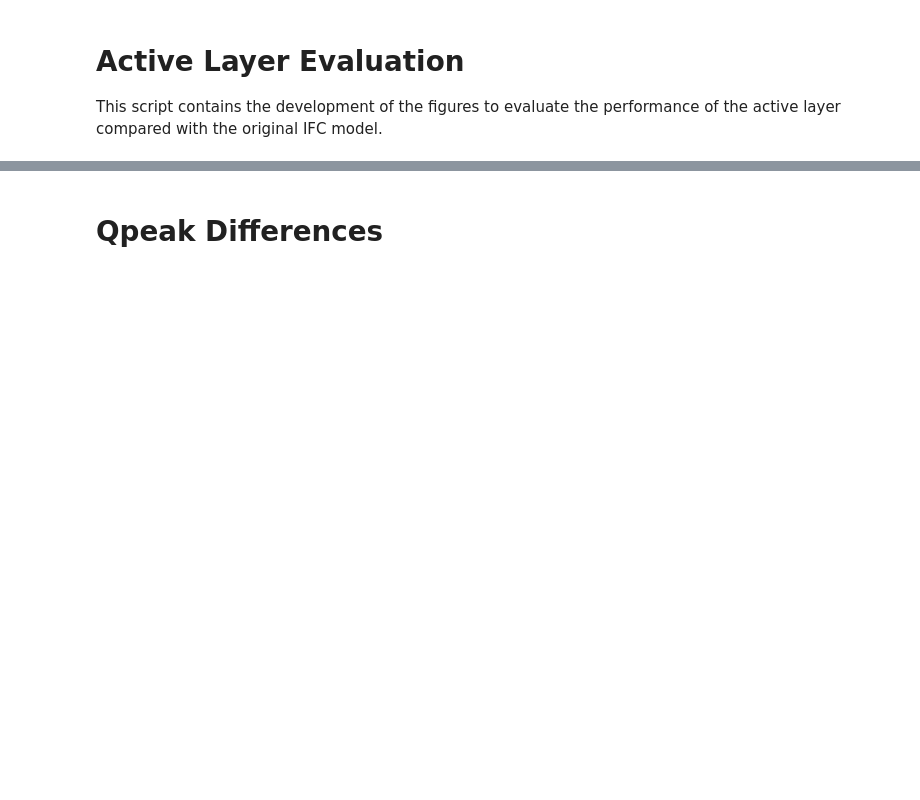
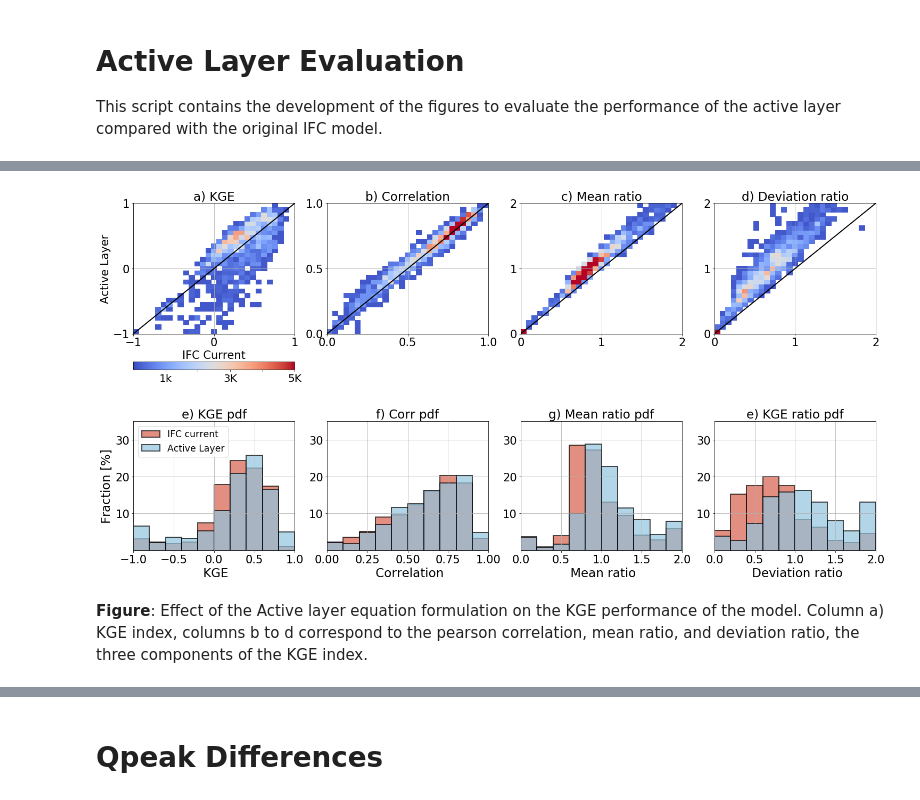
Before and after one commit to nicolas998/active_layer_evaluation, a Jupyter notebook: 01_Active_layer_evaluation.ipynb, the cells around one changed output, grey strips where cells are left out. Saved outputs shown, nothing was run; the diff lists cells and outputs as text; code cells hidden in the pictures; blank space fills up the shorter version.

```diff
--- a/01_Active_layer_evaluation.ipynb
+++ b/01_Active_layer_evaluation.ipynb
@@ -11,0 +15,4 @@ from aclayer import core
+# %%
+colors = {'ifc-hlm': '#d6604d',
+         'a-hlm': '#92c5de',
+         'd-hlm': '#225ea8'}
@@ -15,0 +31,64 @@ colors = ['#52270C','#A1623B','#E7A011','#F3DE0A']
+# %%
+fig = pl.figure(figsize=(25,12))
+gs = gridspec.GridSpec(2,4, height_ratios = [1.3,0.9])
+
+names = ['a) KGE','b) Correlation','c) Mean ratio', 'd) Deviation ratio']
+names2 = ['e) KGE pdf','f) Corr pdf','g) Mean ratio pdf','e) KGE ratio pdf']
+Metrics2eval = ['kge','corr','meanRatio','stdRatio']
+ranges = [[-1,1],[0,1],[0,2],[0,2]]
+bins = [np.linspace(-1,1,30),np.linspace(0,1,30),np.linspace(0,2,30),np.linspace(0,2,30)]
+bins2 = [np.arange(-1,1.2,0.2), np.arange(0,1.4,0.1), np.arange(0,2.2,0.2), np.arange(0,2.2,0.2)]
+limits = [[-1, None], [None, None],[None, 2], [None,2]]
+for i,met,ran,name,n2,bins_1, bins_2, limi in zip(range(4), Metrics2eval, ranges, names, names2,bins, bins2, limits):
+
+    #Draw the 2d histogram
+    ax = fig.add_subplot(gs[i])
+    ax,cmap = plot_hist2d(ax, Ymet, 'ifc-hlm','a-hlm', bins = bins_1, metric = met,
+                     x1 = ran[0], x2 = ran[-1],
+                     y=np.arange(2008,2019), vmin = 1, vmax = 5000, cmin = 1, cmap = True)
+    ax.set_title(name, size = 23)
+    if i > 0:
+        ax.set_ylabel('')
+        ax.set_xlabel('')
+        cmap.remove()
+    else:
+        ax.set_ylabel('Active Layer')
+        ax.set_xlabel('IFC Current')
+        #cmap.ax.set_xticks([0, 2500, 5000])
+        cmap.ax.set_xticklabels(['1k','','3K','','5K'])
+
+    ax.set_yticks(ax.get_xticks()[::2])
+    ax.set_xticks(ax.get_yticks())
+    ax.grid()
+
+
+    #Draw the summary histogram
+    ax = fig.add_subplot(gs[i+4])
+    a = Ymet[[met,'link']][B['product'] == 'ifc-hlm']
+    h,b = get_histogram(a[met], bins_2, inf=limi[0], sup = limi[-1])
+    w = bins_2[1] - bins_2[0]
+    ax.bar(b[:-1], h*100, w, color = colors['ifc-hlm'], alpha = 0.7, edgecolor = 'k', lw = 2,
+           align = 'edge', label = 'IFC current')
+    ax.set_xlim(ran[0],ran[1])
+    ax.set_ylim(0,0.5)
+    ax.tick_params(labelsize = 21)
+    a = Ymet[[met,'link']][B['product'] == 'a-hlm']
+    h,b = get_histogram(a[met], bins_2, inf=limi[0], sup = limi[-1])
+    ax.bar(b[:-1], h*100, w, color = colors['a-hlm'], alpha =0.7, edgecolor = 'k', lw = 2, align = 'edge',
+          label = 'Active Layer')
+    ax.set_xlim(ran[0],ran[1])
+    ax.set_ylim(0,35)
+    ax.tick_params(labelsize = 21)
+    ax.grid()
+    ax.set_xlabel(name[2:], size = '23')
+    ax.set_yticks([10,20,30])
+    if i == 0:
+        ax.set_ylabel('Fraction [$\%$]', size = 23)
+        ax.legend(loc = 0, fontsize = 'xx-large')
+    ax.set_title(n2, size = 23)
+
+pl.savefig('figures/kge_active_vs_operational.png', bbox_inches = 'tight')
+# %% [output]
+[figure, added]
+# %% [markdown]
+**Figure**: Effect of the Active layer equation formulation on the KGE performance of the model. Column a) KGE index, columns b to d correspond to the pearson correlation, mean ratio, and deviation ratio, the three components of the KGE index.
```
Also changed, not shown: parts of 23 cells of this notebook, 6 other files.
